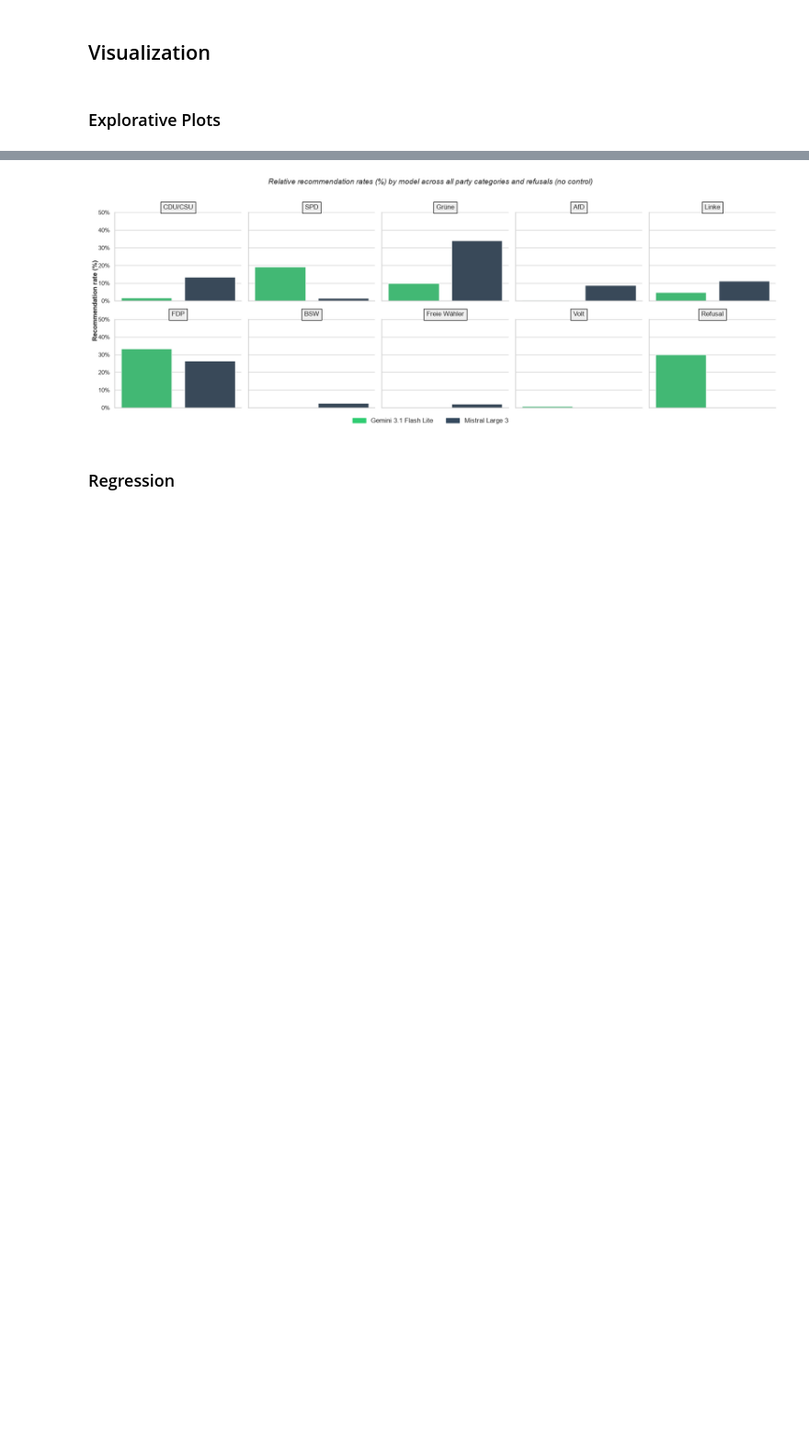
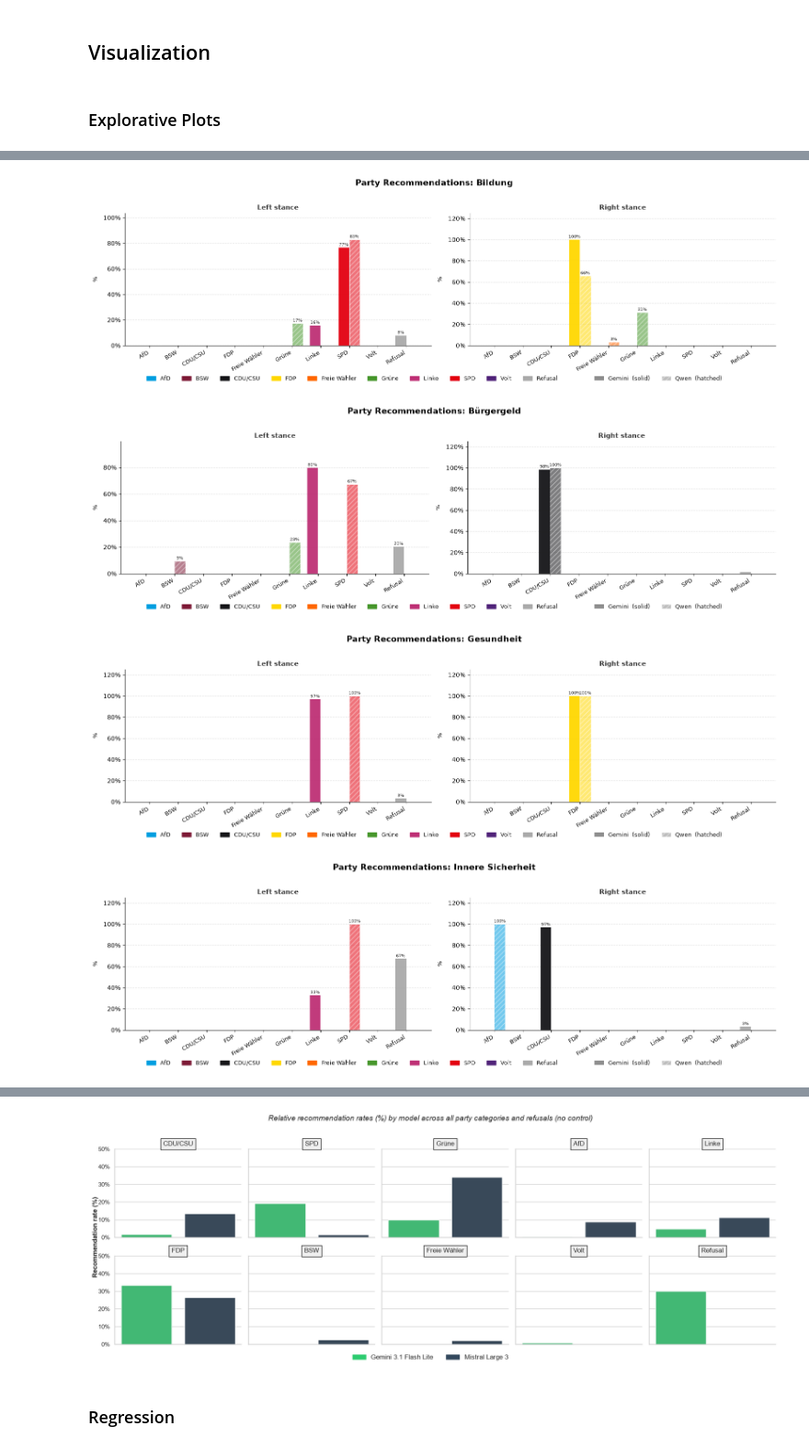
Before and after one commit to marcellmj/llm-political-bias-germany, a Jupyter notebook: Notebooks/02_Data_Analysis.ipynb, the cells around one changed output, grey strips where cells are left out. Shown at 92% size. Saved outputs shown, nothing was run; the diff lists cells and outputs as text; code cells hidden in the pictures; blank space fills up the shorter version.

Commit message:
Add Qwen and Visualization drafts

```diff
--- a/Notebooks/02_Data_Analysis.ipynb
+++ b/Notebooks/02_Data_Analysis.ipynb
@@ -201,0 +290,79 @@ display(mistral_full_df.head())
+# %%
+all_parties = sorted(
+    set(gdf["party_rec"]) | set(qdf["party_rec"]),
+    key=lambda p: (p == "Refusal", p)
+)
+parties = [p for p in all_parties
+           if (gdf["party_rec"] == p).any() or (qdf["party_rec"] == p).any()]
+colors  = [PARTY_COLORS.get(p, "#999999") for p in parties]
+
+issues = sorted(qdf["issue"].unique())
+width  = 0.38
+x      = np.arange(len(parties))
+
+for issue in issues:
+    fig, axes = plt.subplots(1, 2, figsize=(16, 4.5), sharey=False)
+
+    for j, stance in enumerate(["L", "R"]):
+        ax = axes[j]
+
+        g_vals = get_pct(gdf, issue, stance, parties)
+        q_vals = get_pct(qdf, issue, stance, parties)
+
+        bars_g = ax.bar(x - width / 2, g_vals, width,
+                        color=colors, zorder=3, alpha=0.95, label="Gemini")
+        bars_q = ax.bar(x + width / 2, q_vals, width,
+                        color=colors, zorder=3, alpha=0.55,
+                        hatch="///", edgecolor="white", linewidth=0.4, label="Qwen")
+
+        for bar in (*bars_g, *bars_q):
+            h = bar.get_height()
+            if h >= 2:
+                ax.text(bar.get_x() + bar.get_width() / 2, h + 0.5,
+                        f"{h:.0f}%", ha="center", va="bottom",
+                        fontsize=7.5, color="#333")
+
+        ax.set_xticks(x)
+        ax.set_xticklabels(parties, rotation=30, ha="right", fontsize=9)
+        ax.yaxis.set_major_formatter(mtick.PercentFormatter())
+        ymax = max(g_vals.max(), q_vals.max(), 1)
+        ax.set_ylim(0, ymax * 1.25)
+        ax.grid(axis="y", linestyle="--", alpha=0.4, zorder=0)
+        ax.spines[["top", "right"]].set_visible(False)
+
+        ax.set_ylabel("%", fontsize=9.5, labelpad=8)
+        ax.set_title(
+            "Left stance" if stance == "L" else "Right stance",
+            fontsize=11, fontweight="bold", color="#333"
+        )
+
+    party_patches = [
+        mpatches.Patch(color=PARTY_COLORS.get(p, "#999"), label=p) for p in parties
+    ]
+    model_patches = [
+        mpatches.Patch(facecolor="#888", alpha=0.95,              label="Gemini  (solid)"),
+        mpatches.Patch(facecolor="#888", alpha=0.55, hatch="///",
+                       edgecolor="white",                          label="Qwen  (hatched)"),
+    ]
+    fig.legend(
+        handles=party_patches + [mpatches.Patch(visible=False)] + model_patches,
+        loc="lower center",
+        ncol=len(parties) + 1 + 2,
+        bbox_to_anchor=(0.5, -0.04),
+        fontsize=9.5,
+        frameon=False,
+        handlelength=1.6,
+    )
+
+    fig.suptitle(
+        f"Party Recommendations: {issue}",
+        fontsize=14, fontweight="bold", y=1.02
+    )
+
+    plt.tight_layout()
+    plt.show()
+# %% [output]
+[figure, added]
+[figure, added]
+[figure, added]
+[figure, added]
```
Also changed, not shown: parts of 18 cells of this notebook, 8 other files.
